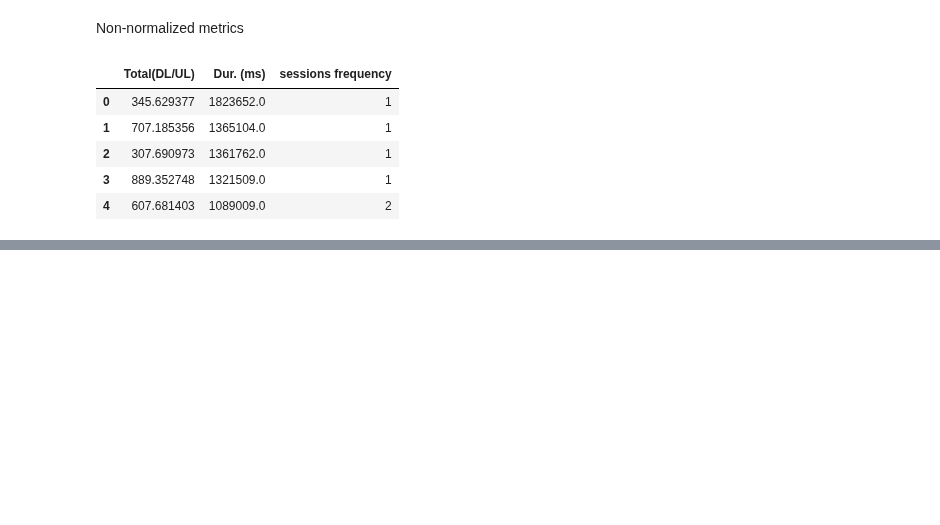
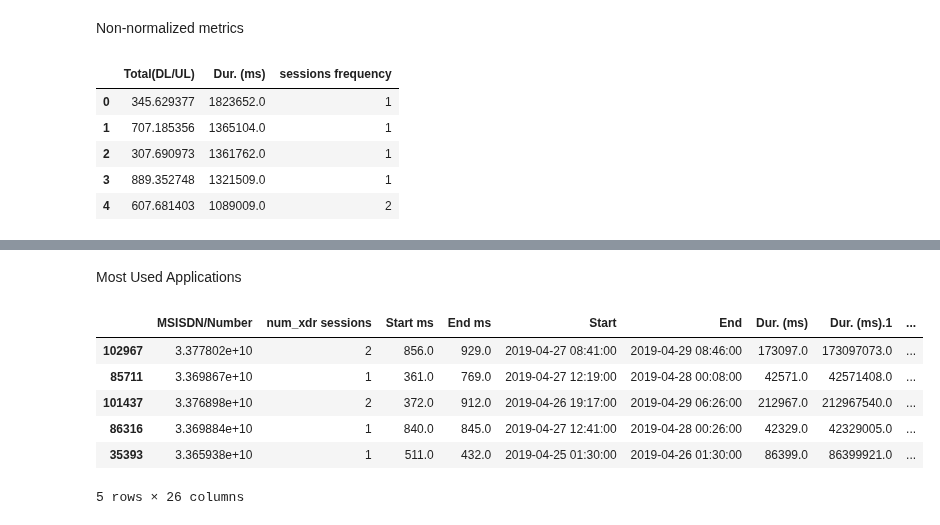
Before and after one commit to nahomHmichael/Telecom-User-Analytics, a Jupyter notebook: notebooks/user_engagement_analysis.ipynb, the cells around one changed output, grey strips where cells are left out. Saved outputs shown, nothing was run; the diff lists cells and outputs as text; code cells hidden in the pictures; blank space fills up the shorter version.

```diff
--- a/notebooks/user_engagement_analysis.ipynb
+++ b/notebooks/user_engagement_analysis.ipynb
@@ -392,0 +503,5 @@ non_normal_df2.head()
+# %%
+# top ten Social media users
+df_agg.sort_values(by=['Social Media(UL/DL)'],ascending=False, inplace=True)
+top10_socialM_user=df_agg[['MSISDN/Number', 'Social Media(UL/DL)']].head(10)
+top10_socialM_user.to_csv("../data/top10_socialMedia_users.csv",index=False)
@@ -392,0 +522,5 @@ non_normal_df2.head()
+# %%
+# Top 10 Netflix Users
+df_agg.sort_values(by=['Netflix(UL/DL)'],ascending=False, inplace=True)
+top10_netflix_user=df_agg[['MSISDN/Number', 'Netflix(UL/DL)']].head(10)
+top10_netflix_user.to_csv("../data/top10_netflix_users.csv",index=False)
@@ -392,0 +541,5 @@ non_normal_df2.head()
+# %%
+# Top ten Gaming Users
+df_agg.sort_values(by=['Gaming(UL/DL)'],ascending=False, inplace=True)
+top10_game_user=df_agg[['MSISDN/Number', 'Gaming(UL/DL)']].head(10)
+top10_game_user.to_csv("../data/top10_gameApp_users.csv",index=False)
@@ -392,0 +579,12 @@ non_normal_df2.head()
+# %% [markdown]
+Most Used Applications
+# %%
+df_agg.head()
+# %% [output]
+|  | MSISDN/Number | num_xdr sessions | Start ms | End ms | Start | End | Dur. (ms) | Dur. (ms).1 | ... |
+| 102967 | 3.377802e+10 | 2 | 856.0 | 929.0 | 2019-04-27 08:41:00 | 2019-04-29 08:46:00 | 173097.0 | 173097073.0 | ... |
+| 85711 | 3.369867e+10 | 1 | 361.0 | 769.0 | 2019-04-27 12:19:00 | 2019-04-28 00:08:00 | 42571.0 | 42571408.0 | ... |
+| 101437 | 3.376898e+10 | 2 | 372.0 | 912.0 | 2019-04-26 19:17:00 | 2019-04-29 06:26:00 | 212967.0 | 212967540.0 | ... |
+| 86316 | 3.369884e+10 | 1 | 840.0 | 845.0 | 2019-04-27 12:41:00 | 2019-04-28 00:26:00 | 42329.0 | 42329005.0 | ... |
+| 35393 | 3.365938e+10 | 1 | 511.0 | 432.0 | 2019-04-25 01:30:00 | 2019-04-26 01:30:00 | 86399.0 | 86399921.0 | ... |
+5 rows × 26 columns
```
Also changed, not shown: parts of 44 cells of this notebook, 1 other file.
